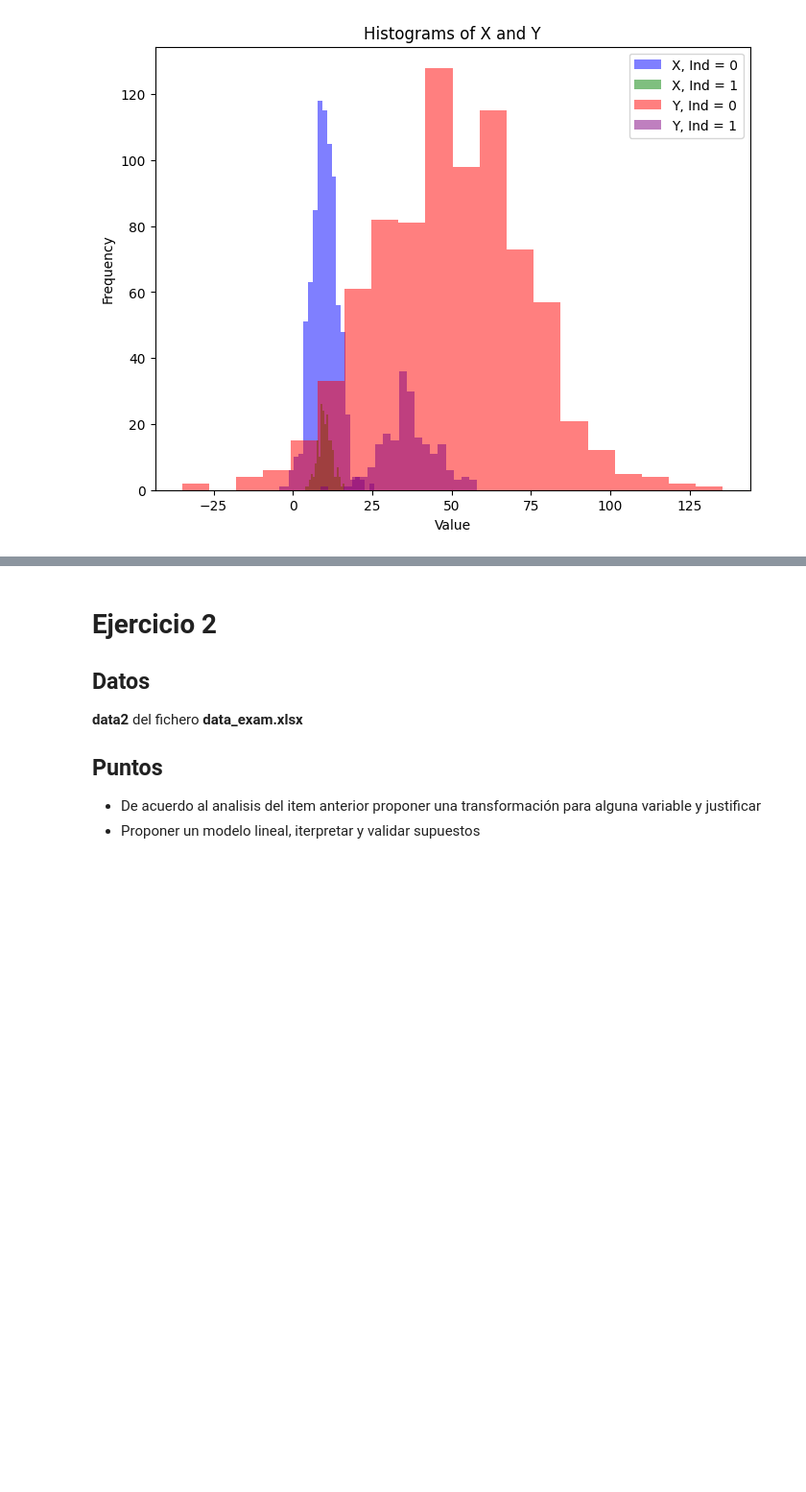
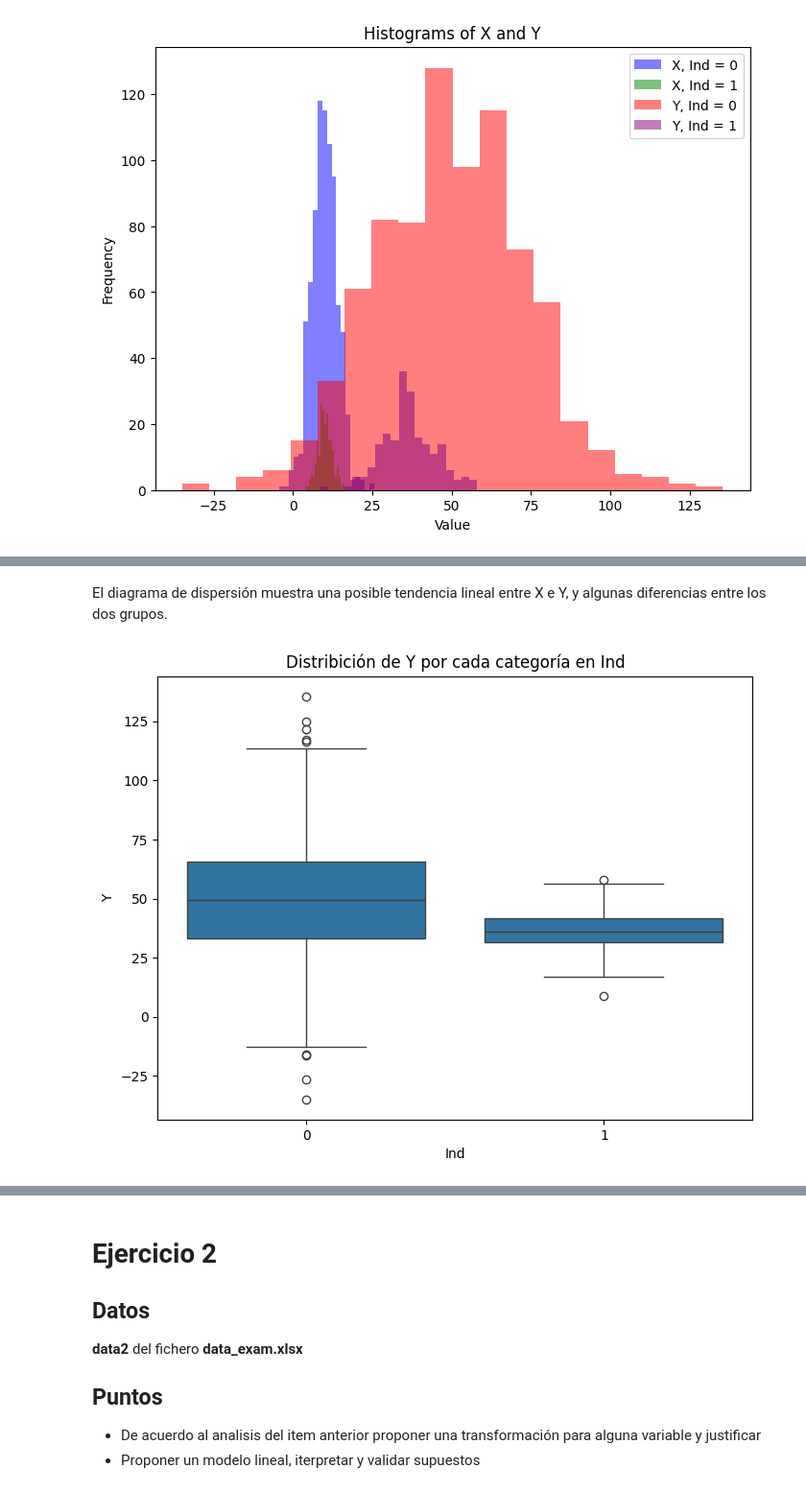
Before and after one commit to cam2149/MachinelearningI, a Jupyter notebook: Examen1_Ejecicio1_2.ipynb, the cells around one changed output, grey strips where cells are left out. Shown: that part at 96% size. Saved outputs shown, nothing was run; the diff lists cells and outputs as text; code cells hidden in the pictures; blank space fills up the shorter version.

```diff
--- a/Examen1_Ejecicio1_2.ipynb
+++ b/Examen1_Ejecicio1_2.ipynb
@@ -145,0 +140,11 @@ _ = plt.legend()
+# %% [markdown]
+El diagrama de dispersión muestra una posible tendencia lineal entre X e Y, y algunas diferencias entre los dos grupos.
+# %%
+# @title Distribución de 'Y' por cada categoría de Ind
+
+plt.figure(figsize=(8, 6))
+sns.boxplot(x='Ind', y='Y', data=df)
+plt.title('Distribición de Y por cada categoría en Ind')
+plt.show()
+# %% [output]
+[figure, added]
```
Also changed, not shown: parts of 12 cells of this notebook.
